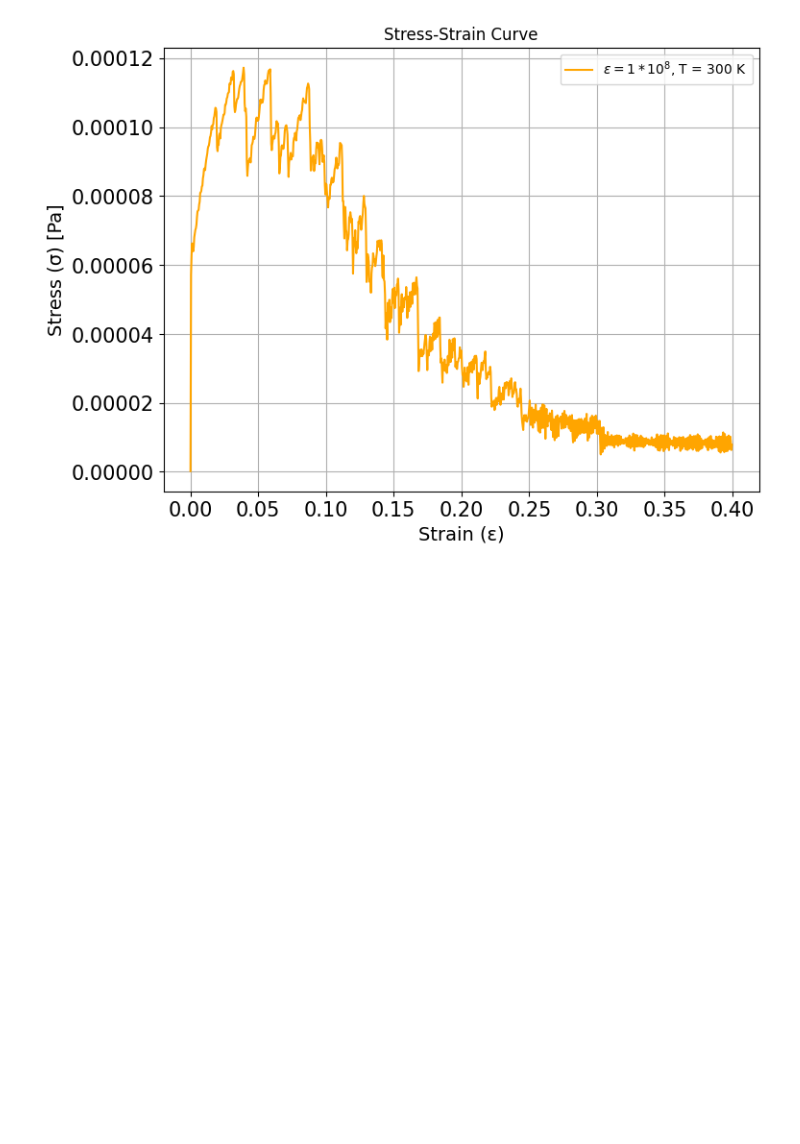
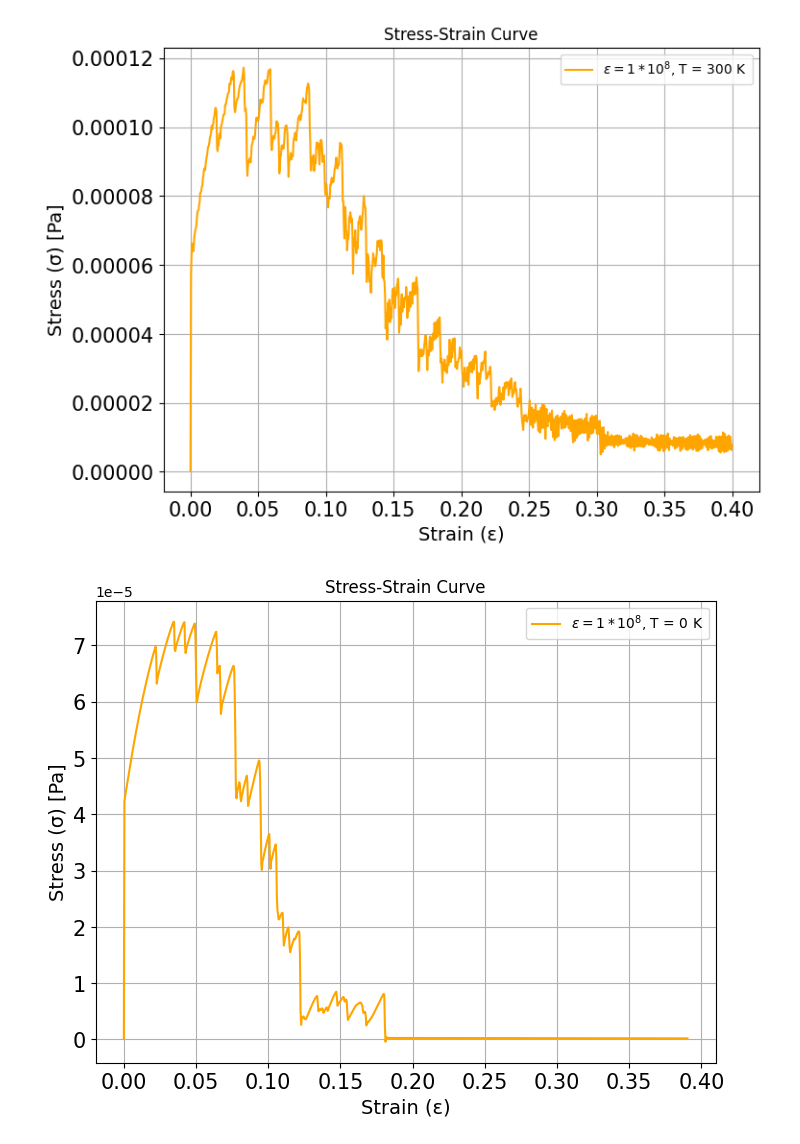
Before and after one commit to walidabdulhakim/yamd, a Jupyter notebook: milestones/09/plot.ipynb, the cells around one changed output. Cells and saved outputs as stored; diff of their text form; code cells hidden in the pictures; blank space fills up the shorter version.

```diff
--- a/milestones/09/plot.ipynb
+++ b/milestones/09/plot.ipynb
@@ -70,3 +70,39 @@ plt.grid(True)
 plt.show()
 # %% [output]
 [figure]
+# %%
+import pandas as pd
+import matplotlib.pyplot as plt
+from sympy import symbols, latex
+from sympy import Eq
+# Define symbols
+epsilon= symbols('epsilon')
+
+# Create the equation
+equation = Eq(epsilon,1)
+
+# Load the CSV data
+file_path = 'whisker_small.csv'  # Replace with the actual file path
+data = pd.read_csv(file_path)
+
+# Calculate stress (force_zz / cross-sectional area)
+data['stress_zz'] = data['force_zz'] / (data['volume_x'] * data['volume_y'])
+
+# Calculate strain (change in z-direction volume relative to the initial volume)
+# Use .iloc[0] to ensure we get the first value by position, not by index
+initial_volume_z = data['volume_z'].iloc[0]
+data['strain_zz'] = (data['volume_z'] - initial_volume_z) / initial_volume_z
+
+# Plot the stress-strain curve
+plt.figure(figsize=(8, 6))
+plt.plot(data['strain_zz'], data['stress_zz'], label=f"${latex(equation)}*10^8$, T = 0 K", color='orange')
+plt.xlabel('Strain (ε)', fontsize=14)
+plt.ylabel('Stress (σ) [Pa]', fontsize=14)
+plt.title('Stress-Strain Curve')
+plt.xticks(fontsize=15)
+plt.yticks(fontsize=15)
+plt.legend()
+plt.grid(True)
+plt.show()
+# %% [output]
+[figure, added]
```
Also changed, not shown: 7 other files.
